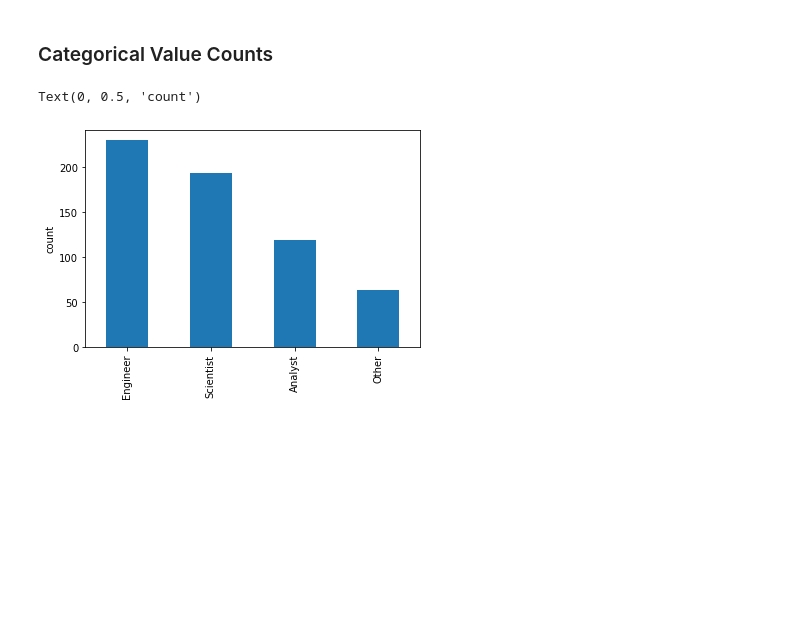
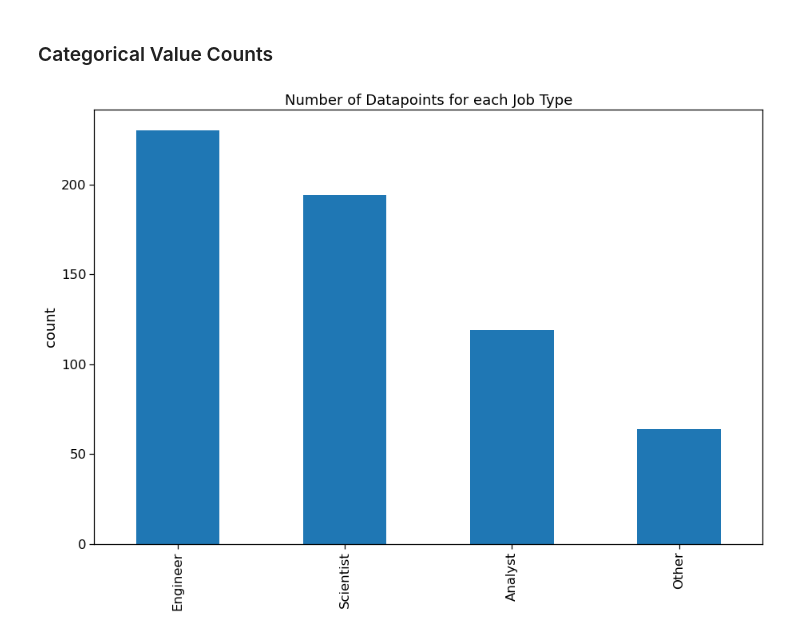
Before and after one commit to zlee1/DataScienceSalaries, a Jupyter notebook: analysis.ipynb, the cells around one changed output. Saved outputs shown, nothing was run; the diff lists cells and outputs as text; code cells hidden in the pictures; blank space fills up the shorter version.

Commit message:
updated plot style and added titles

```diff
--- a/analysis.ipynb
+++ b/analysis.ipynb
@@ -63,11 +63,14 @@ data["job_type"] = data["job_title"].map(job_type)
 ## Exploratory Analysis
 # %% [markdown]
 ### Categorical Value Counts
+# %%
+plt.rcParams["figure.figsize"] = (15, 10)
+sns.set_context("notebook", font_scale=1.5)
 # %%
 data["job_type"].value_counts().plot(kind="bar")
-plt.ylabel("count")
+_ = plt.ylabel("count")
+_ = plt.title("Number of Datapoints for each Job Type")
 # %% [output]
-Text(0, 0.5, 'count')
-[figure, old version]
+[figure, new version]
 # %%
 data["experience_level_expanded"].value_counts().plot(kind="bar")
```
Also changed, not shown: parts of 2 cells of this notebook.
